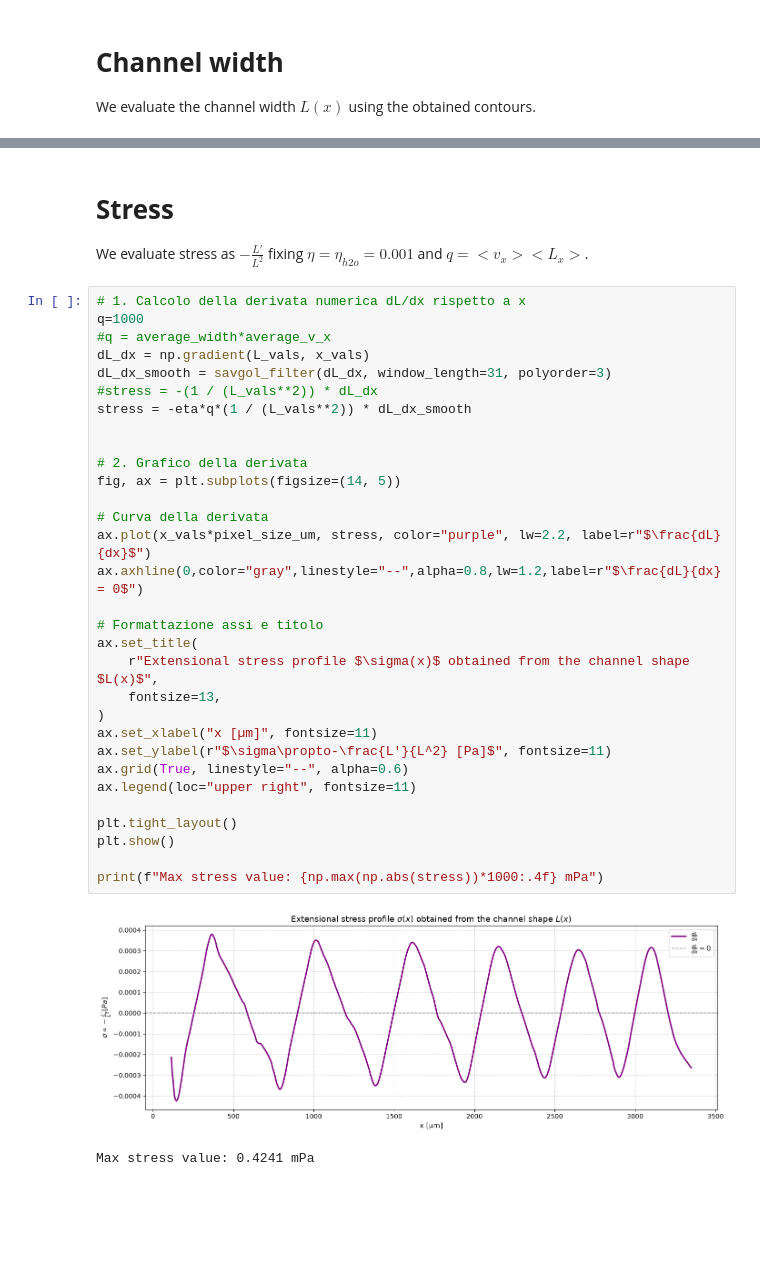
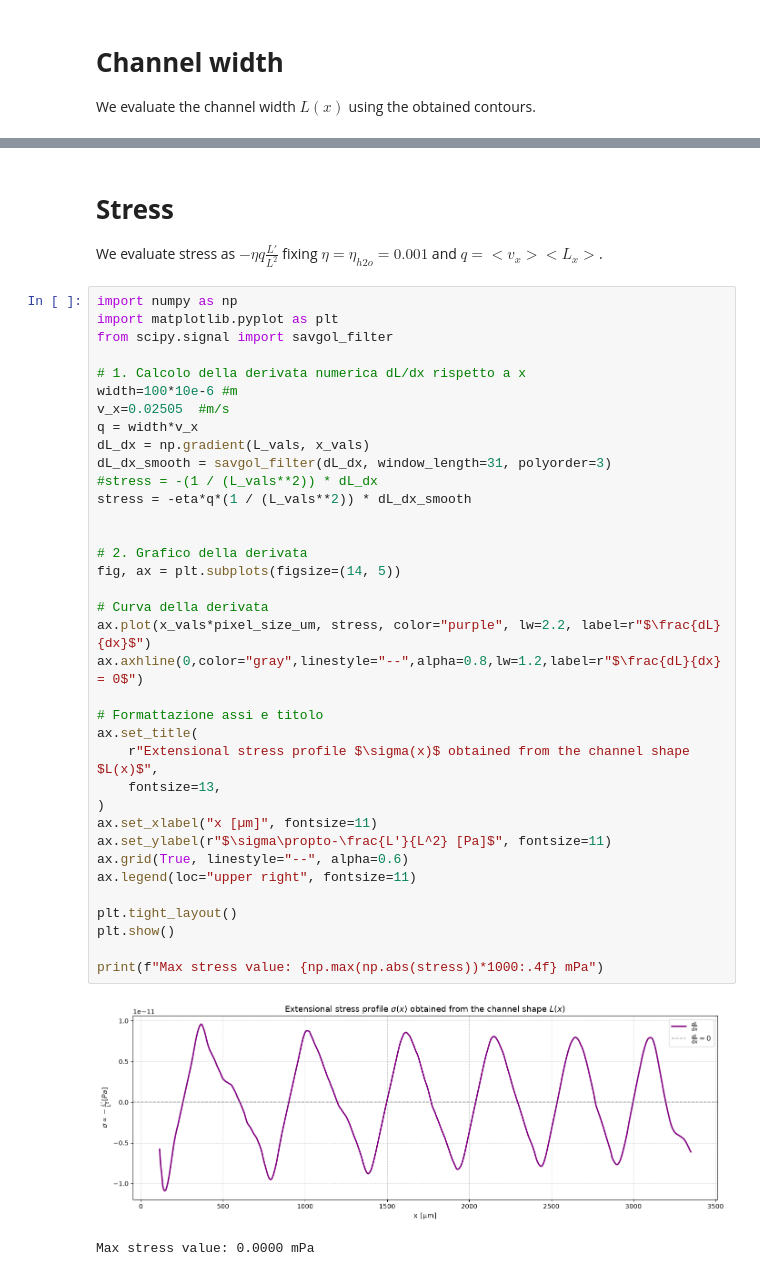
Before and after one commit to AsiLuca/Rheoflu_scripts, a Jupyter notebook: Stress_from_channel.ipynb, the cells around one changed output, grey strips where cells are left out. Cells and saved outputs as stored; diff of their text form; blank space fills up the shorter version.

```diff
--- a/Stress_from_channel.ipynb
+++ b/Stress_from_channel.ipynb
@@ -203,41 +209,46 @@ plt.show()
 # %% [markdown]
 # **Stress**
 
-We evaluate stress as $-\frac{L'}{L^2}$ fixing $\eta=\eta_{h2o}= 0.001$ and $q=<v_x><L_x>$.
+We evaluate stress as $-\eta q \frac{L'}{L^2}$ fixing $\eta=\eta_{h2o}= 0.001$ and $q=<v_x><L_x>$.
 # %%
+import numpy as np
+import matplotlib.pyplot as plt
+from scipy.signal import savgol_filter
+
 # 1. Calcolo della derivata numerica dL/dx rispetto a x
-q=1000
-#q = average_width*average_v_x
+width=100*10e-6 #m
+v_x=0.02505  #m/s
+q = width*v_x
 dL_dx = np.gradient(L_vals, x_vals)
 dL_dx_smooth = savgol_filter(dL_dx, window_length=31, polyorder=3)
 #stress = -(1 / (L_vals**2)) * dL_dx
 stress = -eta*q*(1 / (L_vals**2)) * dL_dx_smooth
 
 
 # 2. Grafico della derivata
 fig, ax = plt.subplots(figsize=(14, 5))
 
 # Curva della derivata
 ax.plot(x_vals*pixel_size_um, stress, color="purple", lw=2.2, label=r"$\frac{dL}{dx}$")
 ax.axhline(0,color="gray",linestyle="--",alpha=0.8,lw=1.2,label=r"$\frac{dL}{dx} = 0$")
 
 # Formattazione assi e titolo
 ax.set_title(
     r"Extensional stress profile $\sigma(x)$ obtained from the channel shape $L(x)$",
     fontsize=13,
 )
 ax.set_xlabel("x [µm]", fontsize=11)
 ax.set_ylabel(r"$\sigma\propto-\frac{L'}{L^2} [Pa]$", fontsize=11)
 ax.grid(True, linestyle="--", alpha=0.6)
 ax.legend(loc="upper right", fontsize=11)
 
 plt.tight_layout()
 plt.show()
 
 print(f"Max stress value: {np.max(np.abs(stress))*1000:.4f} mPa")
 # %% [output]
-[figure, old version]
+[figure, new version]
-Max stress value: 0.4241 mPa
+Max stress value: 0.0000 mPa
 # %%
 # 1. Dimensioni allungate e schiacciate in y
 fig, ax1 = plt.subplots(figsize=(15, 3.8))
```
Also changed, not shown: parts of 7 cells of this notebook, 2 other files.
